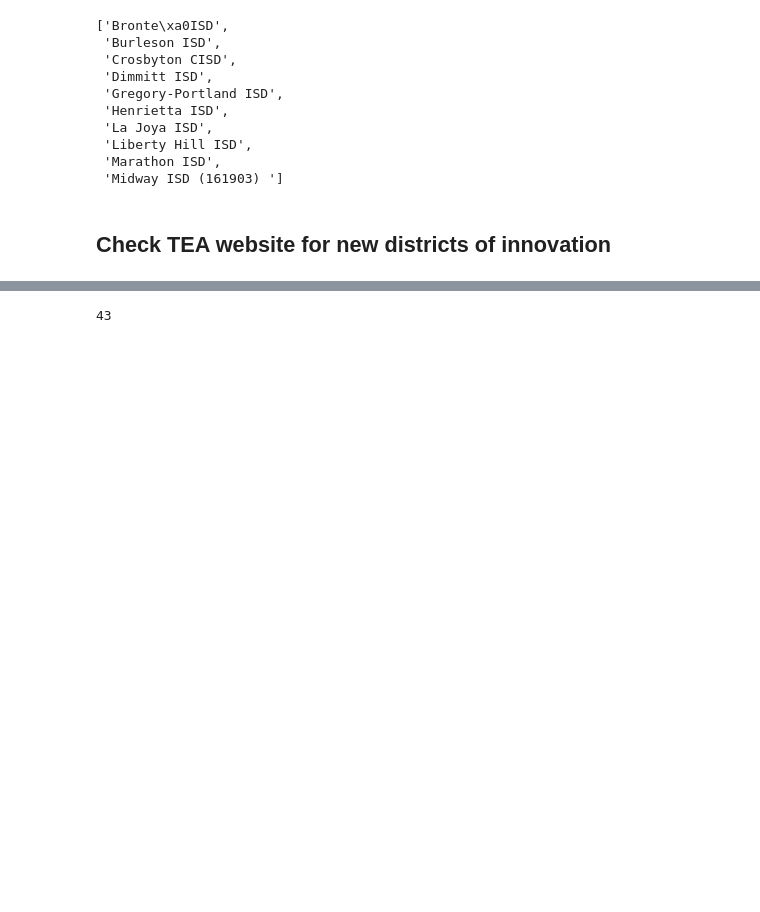
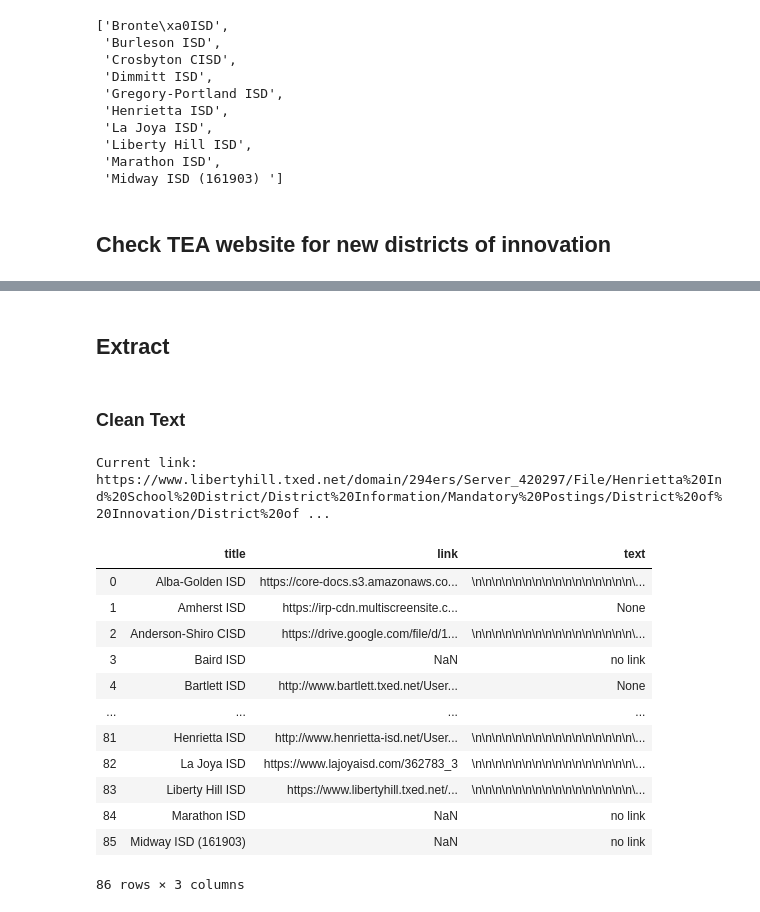
Before and after one commit to KylieLAnglin/dofis, a Jupyter notebook: data_from_plans/10a_update_dois.ipynb, the cells around one changed output, grey strips where cells are left out. Cells and saved outputs as stored; diff of their text form; code cells hidden in the pictures; blank space fills up the shorter version.

```diff
--- a/data_from_plans/10a_update_dois.ipynb
+++ b/data_from_plans/10a_update_dois.ipynb
@@ -107,7 +112,0 @@ new_df.to_csv(os.path.join(data_path, 'update_links.csv'))
-# %%
-# Only keep new districts
-new_districts_links_df = first_level_df[first_level_df['title'].isin(new_districts_list)]
-len(new_districts_links_df)
-len(new_districts_links_df)
-# %% [output]
-43
@@ -113,0 +116,30 @@ len(new_districts_links_df)
+# %% [markdown]
+## Extract
+# %% [markdown]
+### Clean Text
+# %%
+texts = []
+for link in updated_df.link:
+    if not isinstance(link, str):
+        texts.append("no link")
+    elif isinstance(link, str):
+        text = clean_documents.get_plain_text(link)
+        texts.append(text)
+updated_df['text'] = texts
+updated_df = updated_df.fillna('No text') # replace None with 'None'
+updated_df
+# %% [output]
+Current link: https://www.libertyhill.txed.net/domain/294ers/Server_420297/File/Henrietta%20Ind%20School%20District/District%20Information/Mandatory%20Postings/District%20of%20Innovation/District%20of ...
+|  | title | link | text |
+| 0 | Alba-Golden ISD | https://core-docs.s3.amazonaws.co... | \n\n\n\n\n\n\n\n\n\n\n\n\n\n\n\n\... |
+| 1 | Amherst ISD | https://irp-cdn.multiscreensite.c... | None |
+| 2 | Anderson-Shiro CISD | https://drive.google.com/file/d/1... | \n\n\n\n\n\n\n\n\n\n\n\n\n\n\n\n\... |
+| 3 | Baird ISD | NaN | no link |
+| 4 | Bartlett ISD | http://www.bartlett.txed.net/User... | None |
+| ... | ... | ... | ... |
+| 81 | Henrietta ISD | http://www.henrietta-isd.net/User... | \n\n\n\n\n\n\n\n\n\n\n\n\n\n\n\n\... |
+| 82 | La Joya ISD | https://www.lajoyaisd.com/362783_3 | \n\n\n\n\n\n\n\n\n\n\n\n\n\n\n\n\... |
+| 83 | Liberty Hill ISD | https://www.libertyhill.txed.net/... | \n\n\n\n\n\n\n\n\n\n\n\n\n\n\n\n\... |
+| 84 | Marathon ISD | NaN | no link |
+| 85 | Midway ISD (161903) | NaN | no link |
+86 rows × 3 columns
```
Also changed, not shown: parts of 16 cells of this notebook.
